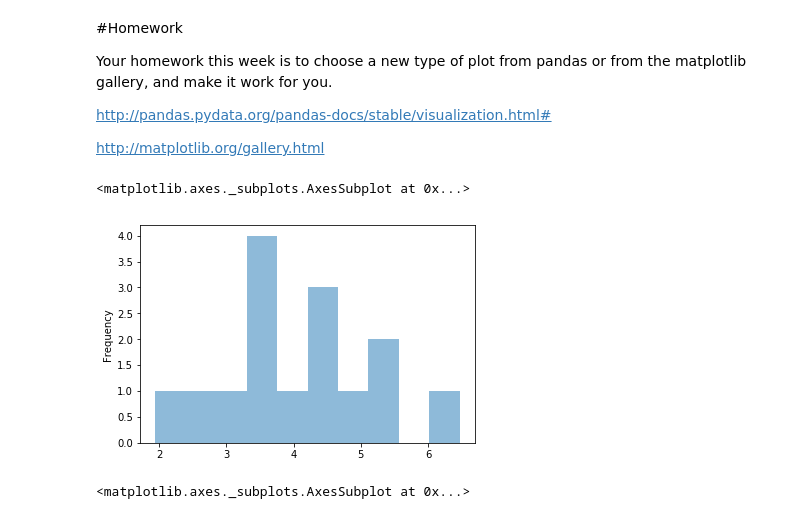
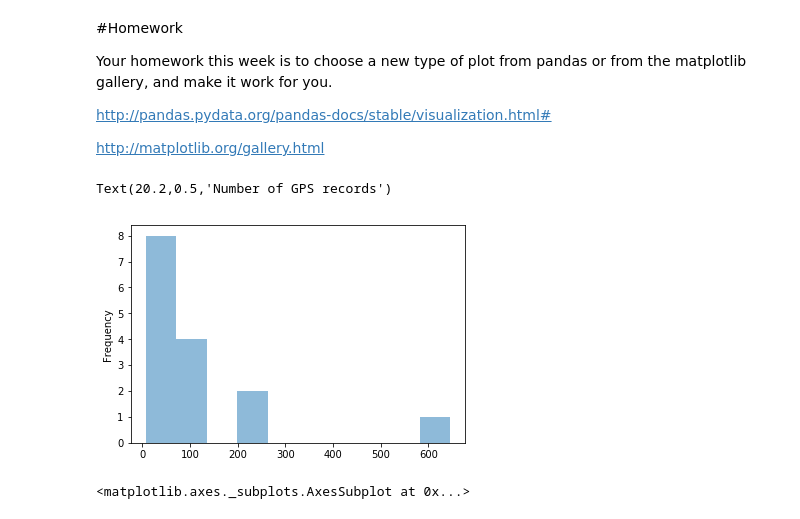
Before and after one commit to FRA228/ce599, a Jupyter notebook: 15-Data Viz 1/data-viz.ipynb, the cells around one changed output. Saved outputs shown, nothing was run; the diff lists cells and outputs as text; code cells hidden in the pictures.

```diff
--- a/15-Data Viz 1/data-viz.ipynb
+++ b/15-Data Viz 1/data-viz.ipynb
@@ -597,12 +597,23 @@ Your homework this week is to choose a new type of plot from pandas or from the
 http://pandas.pydata.org/pandas-docs/stable/visualization.html#
 
 http://matplotlib.org/gallery.html
-# %%
-log_countries = np.log(df['country'].value_counts())
-log_countries.plot.hist(alpha=0.5)
-# %% [output]
-<matplotlib.axes._subplots.AxesSubplot at 0x...>
-[figure, removed]
+# %%
+
+countries.plot.hist(alpha=0.5)
+
+# style the chart to make it look nicer
+ax.set_xticklabels(countries.index, rotation=45, rotation_mode='anchor', ha='right', fontproperties=ticks_font)
+ax.yaxis.grid(True)
+for label in ax.get_yticklabels():
+    label.set_fontproperties(ticks_font)
+
+ax.set_facecolor(axis_bgcolor)
+ax.set_title('Most Visited Countries', fontproperties=title_font)
+ax.set_xlabel('')
+ax.set_ylabel('Number of GPS records', fontproperties=label_font)
+# %% [output]
+Text(20.2,0.5,'Number of GPS records')
+[figure, added]
 # %%
 log_cities = np.log(df['city'].value_counts())
 log_cities.plot.hist(alpha=0.5)
```
Also changed, not shown: parts of 2 cells of this notebook.
